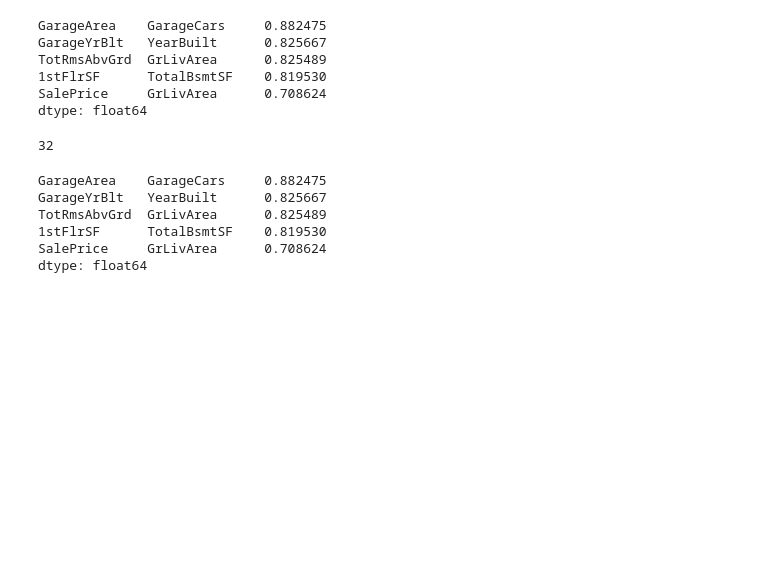
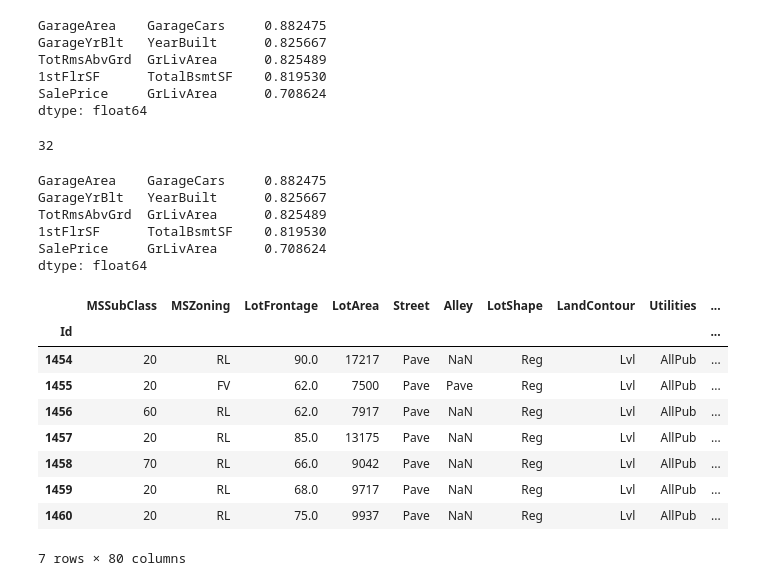
Before and after one commit to antirrabia/Data-Mining, a Jupyter notebook: notebooks/HousePrice(DataExploration).ipynb, the cells around one changed output. Saved outputs shown, nothing was run; the diff lists cells and outputs as text; code cells hidden in the pictures; blank space fills up the shorter version.

```diff
--- a/notebooks/HousePrice(DataExploration).ipynb
+++ b/notebooks/HousePrice(DataExploration).ipynb
@@ -115,3 +115,16 @@ TotRmsAbvGrd  GrLivArea      0.825489
 1stFlrSF      TotalBsmtSF    0.819530
 SalePrice     GrLivArea      0.708624
 dtype: float64
+# %%
+tr.tail(7)
+# %% [output]
+|  | MSSubClass | MSZoning | LotFrontage | LotArea | Street | Alley | LotShape | LandContour | Utilities | ... |
+| Id |  |  |  |  |  |  |  |  |  | ... |
+| 1454 | 20 | RL | 90.0 | 17217 | Pave | NaN | Reg | Lvl | AllPub | ... |
+| 1455 | 20 | FV | 62.0 | 7500 | Pave | Pave | Reg | Lvl | AllPub | ... |
+| 1456 | 60 | RL | 62.0 | 7917 | Pave | NaN | Reg | Lvl | AllPub | ... |
+| 1457 | 20 | RL | 85.0 | 13175 | Pave | NaN | Reg | Lvl | AllPub | ... |
+| 1458 | 70 | RL | 66.0 | 9042 | Pave | NaN | Reg | Lvl | AllPub | ... |
+| 1459 | 20 | RL | 68.0 | 9717 | Pave | NaN | Reg | Lvl | AllPub | ... |
+| 1460 | 20 | RL | 75.0 | 9937 | Pave | NaN | Reg | Lvl | AllPub | ... |
+7 rows × 80 columns
```
Also changed, not shown: parts of 2 cells of this notebook, 1 other file.
